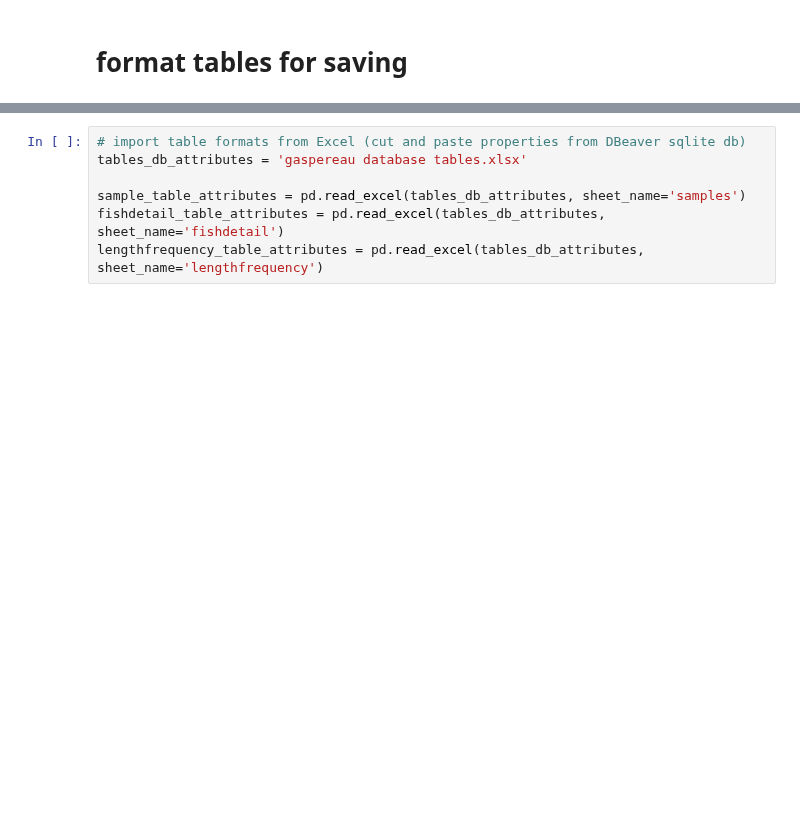
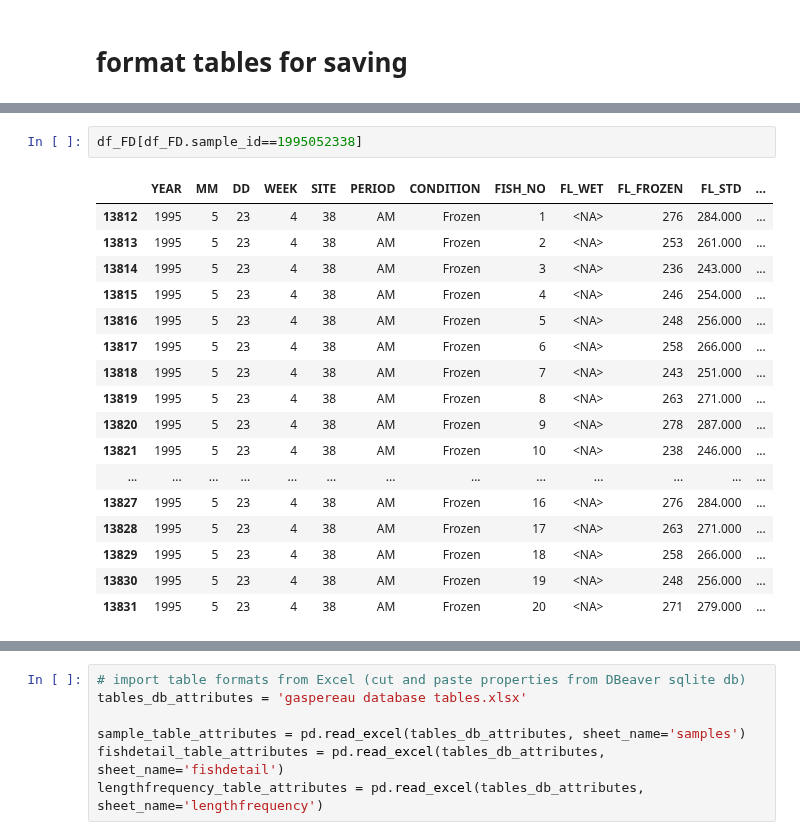
Before and after one commit to dfo-gulf-science/Gaspereau, a Jupyter notebook: 8. Data Wrangling - matching and creating tables.ipynb, the cells around one changed output, grey strips where cells are left out. Drawn from its saved outputs; the diff is of its cells as text; blank space fills up the shorter version.

Commit message:
dates seem consistent between the 3 tables (qa check)

```diff
--- a/8. Data Wrangling - matching and creating tables.ipynb
+++ b/8. Data Wrangling - matching and creating tables.ipynb
@@ -389,0 +474,20 @@ gaspereau_fishdetails.sample(5)
+# %%
+df_FD[df_FD.sample_id==1995052338]
+# %% [output]
+|  | YEAR | MM | DD | WEEK | SITE | PERIOD | CONDITION | FISH_NO | FL_WET | FL_FROZEN | FL_STD | ... |
+| 13812 | 1995 | 5 | 23 | 4 | 38 | AM | Frozen | 1 | <NA> | 276 | 284.000 | ... |
+| 13813 | 1995 | 5 | 23 | 4 | 38 | AM | Frozen | 2 | <NA> | 253 | 261.000 | ... |
+| 13814 | 1995 | 5 | 23 | 4 | 38 | AM | Frozen | 3 | <NA> | 236 | 243.000 | ... |
+| 13815 | 1995 | 5 | 23 | 4 | 38 | AM | Frozen | 4 | <NA> | 246 | 254.000 | ... |
+| 13816 | 1995 | 5 | 23 | 4 | 38 | AM | Frozen | 5 | <NA> | 248 | 256.000 | ... |
+| 13817 | 1995 | 5 | 23 | 4 | 38 | AM | Frozen | 6 | <NA> | 258 | 266.000 | ... |
+| 13818 | 1995 | 5 | 23 | 4 | 38 | AM | Frozen | 7 | <NA> | 243 | 251.000 | ... |
+| 13819 | 1995 | 5 | 23 | 4 | 38 | AM | Frozen | 8 | <NA> | 263 | 271.000 | ... |
+| 13820 | 1995 | 5 | 23 | 4 | 38 | AM | Frozen | 9 | <NA> | 278 | 287.000 | ... |
+| 13821 | 1995 | 5 | 23 | 4 | 38 | AM | Frozen | 10 | <NA> | 238 | 246.000 | ... |
+| ... | ... | ... | ... | ... | ... | ... | ... | ... | ... | ... | ... | ... |
+| 13827 | 1995 | 5 | 23 | 4 | 38 | AM | Frozen | 16 | <NA> | 276 | 284.000 | ... |
+| 13828 | 1995 | 5 | 23 | 4 | 38 | AM | Frozen | 17 | <NA> | 263 | 271.000 | ... |
+| 13829 | 1995 | 5 | 23 | 4 | 38 | AM | Frozen | 18 | <NA> | 258 | 266.000 | ... |
+| 13830 | 1995 | 5 | 23 | 4 | 38 | AM | Frozen | 19 | <NA> | 248 | 256.000 | ... |
+| 13831 | 1995 | 5 | 23 | 4 | 38 | AM | Frozen | 20 | <NA> | 271 | 279.000 | ... |
```
Also changed, not shown: parts of 48 cells of this notebook.
